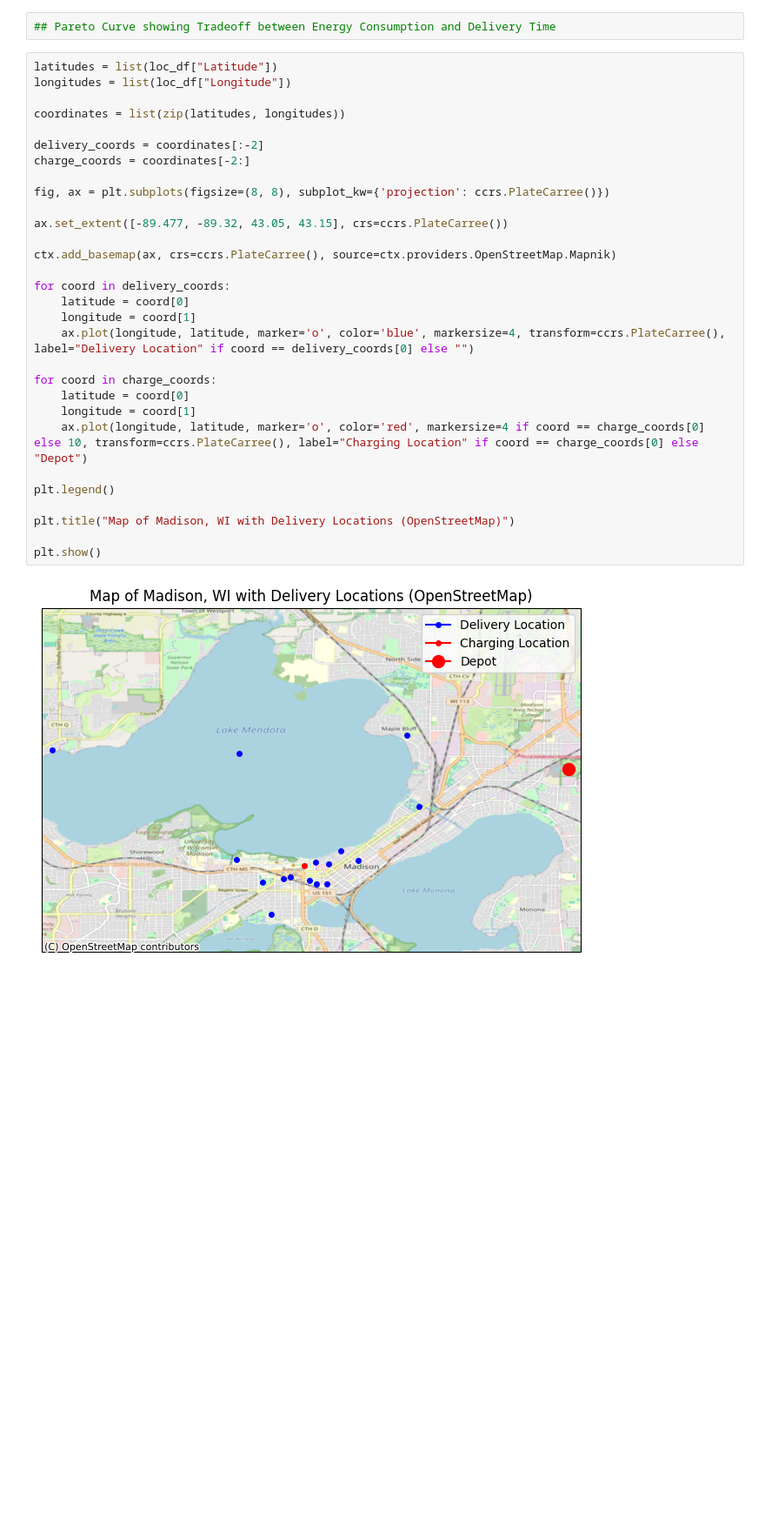
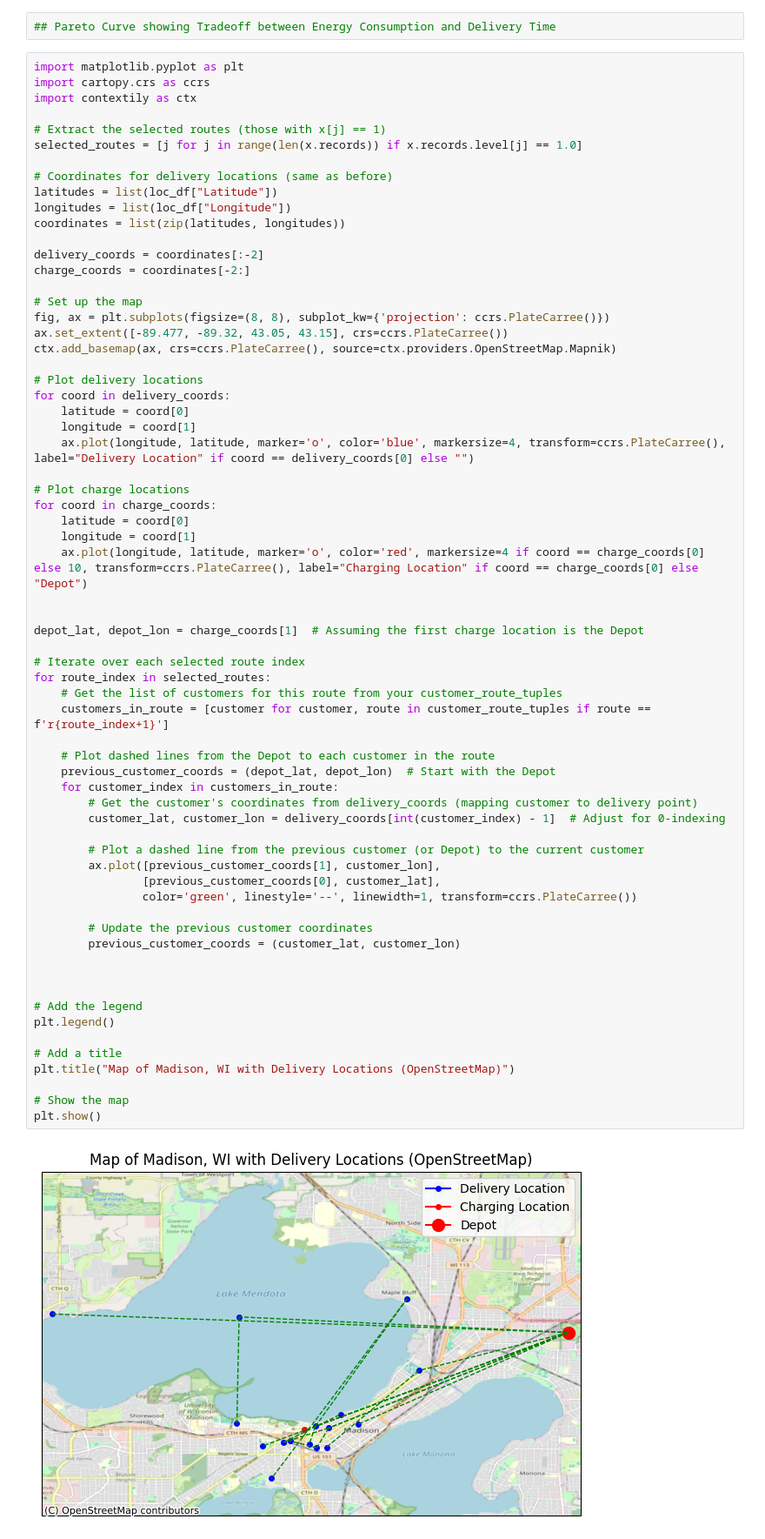
Before and after one commit to nandinijagtiani/DroneOptimization, a Jupyter notebook: Optimize/amazon.ipynb, the cells around one changed output. Shown: that part at 87% size. Saved outputs shown, nothing was run; the diff lists cells and outputs as text; blank space fills up the shorter version.

Commit message:
Added visualization for simple model

```diff
--- a/Optimize/amazon.ipynb
+++ b/Optimize/amazon.ipynb
@@ -295,34 +295,69 @@ display(x.records)
 # %%
 ## Pareto Curve showing Tradeoff between Energy Consumption and Delivery Time
 # %%
+import matplotlib.pyplot as plt
+import cartopy.crs as ccrs
+import contextily as ctx
+
+# Extract the selected routes (those with x[j] == 1)
+selected_routes = [j for j in range(len(x.records)) if x.records.level[j] == 1.0]
+
+# Coordinates for delivery locations (same as before)
 latitudes = list(loc_df["Latitude"])
 longitudes = list(loc_df["Longitude"])
-
 coordinates = list(zip(latitudes, longitudes))
 
 delivery_coords = coordinates[:-2]
 charge_coords = coordinates[-2:]
 
+# Set up the map
 fig, ax = plt.subplots(figsize=(8, 8), subplot_kw={'projection': ccrs.PlateCarree()})
-
 ax.set_extent([-89.477, -89.32, 43.05, 43.15], crs=ccrs.PlateCarree())
-
 ctx.add_basemap(ax, crs=ccrs.PlateCarree(), source=ctx.providers.OpenStreetMap.Mapnik)
 
+# Plot delivery locations
 for coord in delivery_coords:
     latitude = coord[0]
     longitude = coord[1]
     ax.plot(longitude, latitude, marker='o', color='blue', markersize=4, transform=ccrs.PlateCarree(), label="Delivery Location" if coord == delivery_coords[0] else "")
 
+# Plot charge locations
 for coord in charge_coords:
     latitude = coord[0]
     longitude = coord[1]
     ax.plot(longitude, latitude, marker='o', color='red', markersize=4 if coord == charge_coords[0] else 10, transform=ccrs.PlateCarree(), label="Charging Location" if coord == charge_coords[0] else "Depot")
 
+
+depot_lat, depot_lon = charge_coords[1]  # Assuming the first charge location is the Depot
+
+# Iterate over each selected route index
+for route_index in selected_routes:
+    # Get the list of customers for this route from your customer_route_tuples
+    customers_in_route = [customer for customer, route in customer_route_tuples if route == f'r{route_index+1}']
+
+    # Plot dashed lines from the Depot to each customer in the route
+    previous_customer_coords = (depot_lat, depot_lon)  # Start with the Depot
+    for customer_index in customers_in_route:
+        # Get the customer's coordinates from delivery_coords (mapping customer to delivery point)
+        customer_lat, customer_lon = delivery_coords[int(customer_index) - 1]  # Adjust for 0-indexing
+
+        # Plot a dashed line from the previous customer (or Depot) to the current customer
+        ax.plot([previous_customer_coords[1], customer_lon],
+                [previous_customer_coords[0], customer_lat],
+                color='green', linestyle='--', linewidth=1, transform=ccrs.PlateCarree())
+
+        # Update the previous customer coordinates
+        previous_customer_coords = (customer_lat, customer_lon)
+
+
+
+# Add the legend
 plt.legend()
 
+# Add a title
 plt.title("Map of Madison, WI with Delivery Locations (OpenStreetMap)")
 
+# Show the map
 plt.show()
 # %% [output]
-[figure, old version]
+[figure, new version]
```
